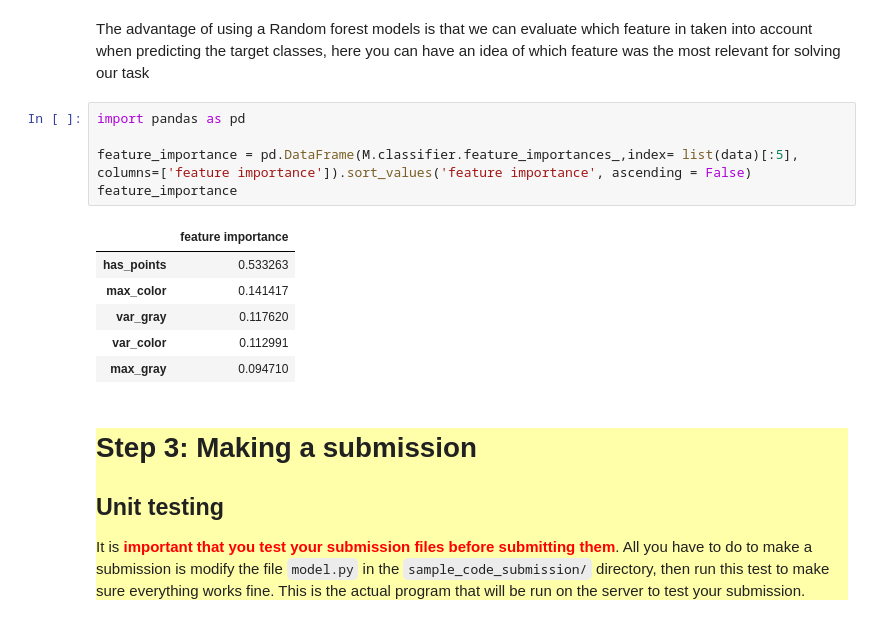
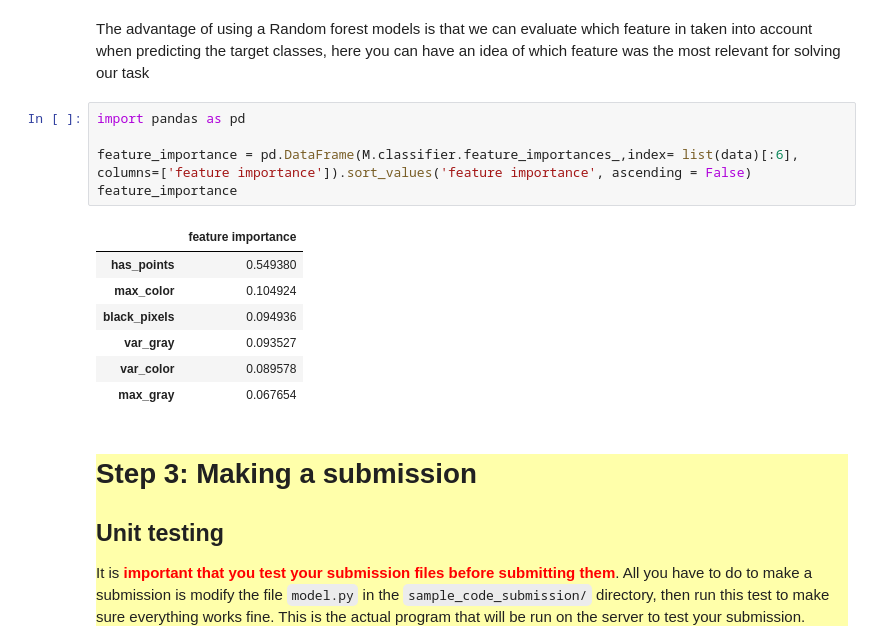
Before and after one commit to Theodb/MediChal, a Jupyter notebook: starting_kit/README.ipynb, the cells around one changed output. Saved outputs shown, nothing was run; the diff lists cells and outputs as text.

```diff
--- a/starting_kit/README.ipynb
+++ b/starting_kit/README.ipynb
@@ -343,15 +339,16 @@ The advantage of using a Random forest models is that we can evaluate which feat
 # %%
 import pandas as pd
 
-feature_importance = pd.DataFrame(M.classifier.feature_importances_,index= list(data)[:5], columns=['feature importance']).sort_values('feature importance', ascending = False)
+feature_importance = pd.DataFrame(M.classifier.feature_importances_,index= list(data)[:6], columns=['feature importance']).sort_values('feature importance', ascending = False)
 feature_importance
 # %% [output]
 |  | feature importance |
-| has_points | 0.533263 |
-| max_color | 0.141417 |
-| var_gray | 0.117620 |
-| var_color | 0.112991 |
-| max_gray | 0.094710 |
+| has_points | 0.549380 |
+| max_color | 0.104924 |
+| black_pixels | 0.094936 |
+| var_gray | 0.093527 |
+| var_color | 0.089578 |
+| max_gray | 0.067654 |
 # %% [markdown]
 
 
```
Also changed, not shown: parts of 21 cells of this notebook.
